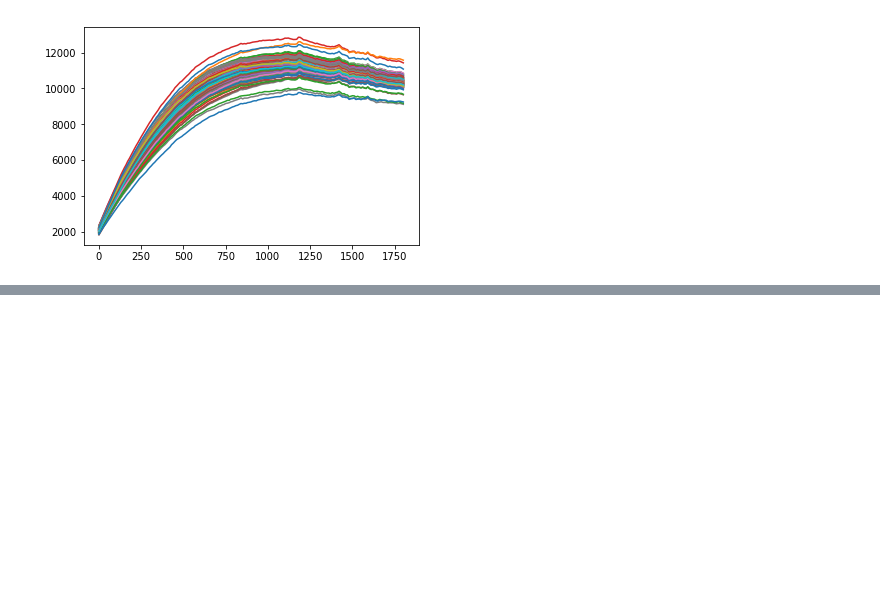
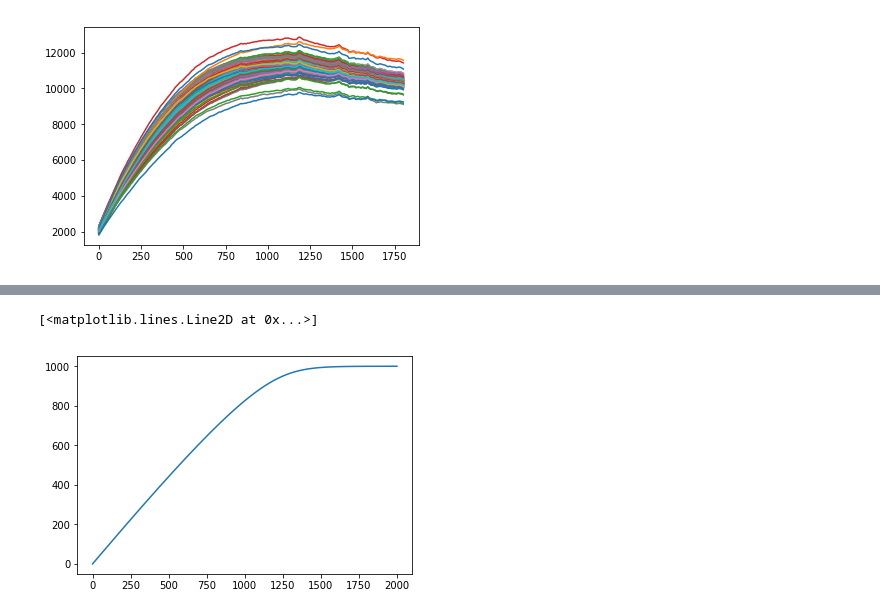
Before and after one commit to hstrey/MM-kinetics, a Jupyter notebook: enzyme data analysis.ipynb, the cells around one changed output, grey strips where cells are left out. Drawn from its saved outputs; the diff is of its cells as text; code cells hidden in the pictures; blank space fills up the shorter version.

```diff
--- a/enzyme data analysis.ipynb
+++ b/enzyme data analysis.ipynb
@@ -25,0 +36,5 @@ plt.plot(x,lambertw(x))
+# %%
+plt.plot(t,p(t,0.1,5,5,0.2,1000))
+# %% [output]
+[<matplotlib.lines.Line2D at 0x...>]
+[figure, added]
```
Also changed, not shown: parts of 3 cells of this notebook.
